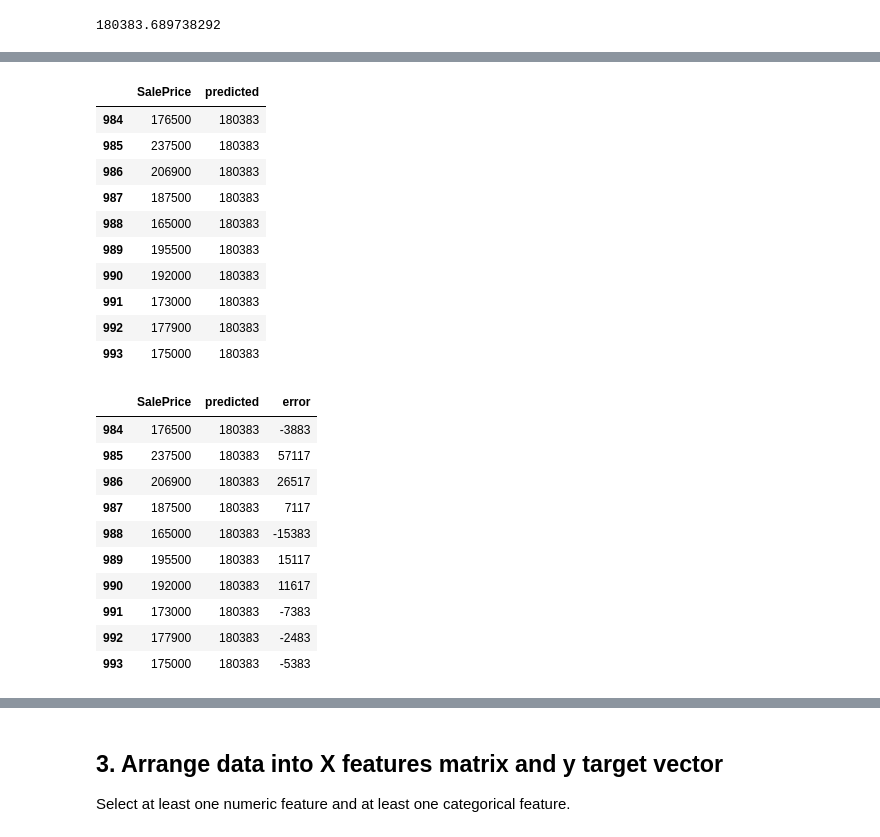
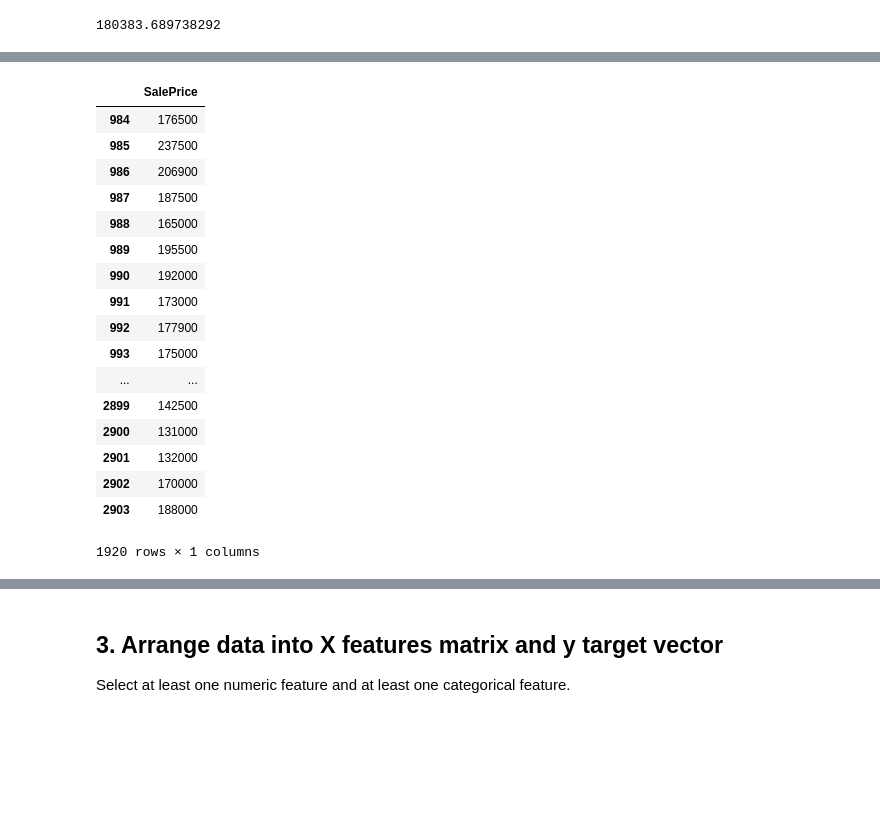
Before and after one commit to LambdaSchool/DEPRECATED-DS-Unit-2-Linear-Models, a Jupyter notebook: DS_Sprint_Challenge_5_Linear_Models.ipynb, the cells around one changed output, grey strips where cells are left out. Saved outputs shown, nothing was run; the diff lists cells and outputs as text; code cells hidden in the pictures; blank space fills up the shorter version.

```diff
--- a/DS_Sprint_Challenge_5_Linear_Models.ipynb
+++ b/DS_Sprint_Challenge_5_Linear_Models.ipynb
@@ -83,30 +68,22 @@ first10
-# %%
-first10['predicted'] = [180383]*10;
-first10
-# %% [output]
-|  | SalePrice | predicted |
-| 984 | 176500 | 180383 |
-| 985 | 237500 | 180383 |
-| 986 | 206900 | 180383 |
-| 987 | 187500 | 180383 |
-| 988 | 165000 | 180383 |
-| 989 | 195500 | 180383 |
-| 990 | 192000 | 180383 |
-| 991 | 173000 | 180383 |
-| 992 | 177900 | 180383 |
-| 993 | 175000 | 180383 |
-# %%
-first10['error'] = first10['SalePrice'] - first10['predicted']
-first10
-# %% [output]
-|  | SalePrice | predicted | error |
-| 984 | 176500 | 180383 | -3883 |
-| 985 | 237500 | 180383 | 57117 |
-| 986 | 206900 | 180383 | 26517 |
-| 987 | 187500 | 180383 | 7117 |
-| 988 | 165000 | 180383 | -15383 |
-| 989 | 195500 | 180383 | 15117 |
-| 990 | 192000 | 180383 | 11617 |
-| 991 | 173000 | 180383 | -7383 |
-| 992 | 177900 | 180383 | -2483 |
-| 993 | 175000 | 180383 | -5383 |
+# %%
+salePrice = train[['SalePrice']]
+salePrice
+# %% [output]
+|  | SalePrice |
+| 984 | 176500 |
+| 985 | 237500 |
+| 986 | 206900 |
+| 987 | 187500 |
+| 988 | 165000 |
+| 989 | 195500 |
+| 990 | 192000 |
+| 991 | 173000 |
+| 992 | 177900 |
+| 993 | 175000 |
+| ... | ... |
+| 2899 | 142500 |
+| 2900 | 131000 |
+| 2901 | 132000 |
+| 2902 | 170000 |
+| 2903 | 188000 |
+1920 rows × 1 columns
```
Also changed, not shown: parts of 5 cells of this notebook.
